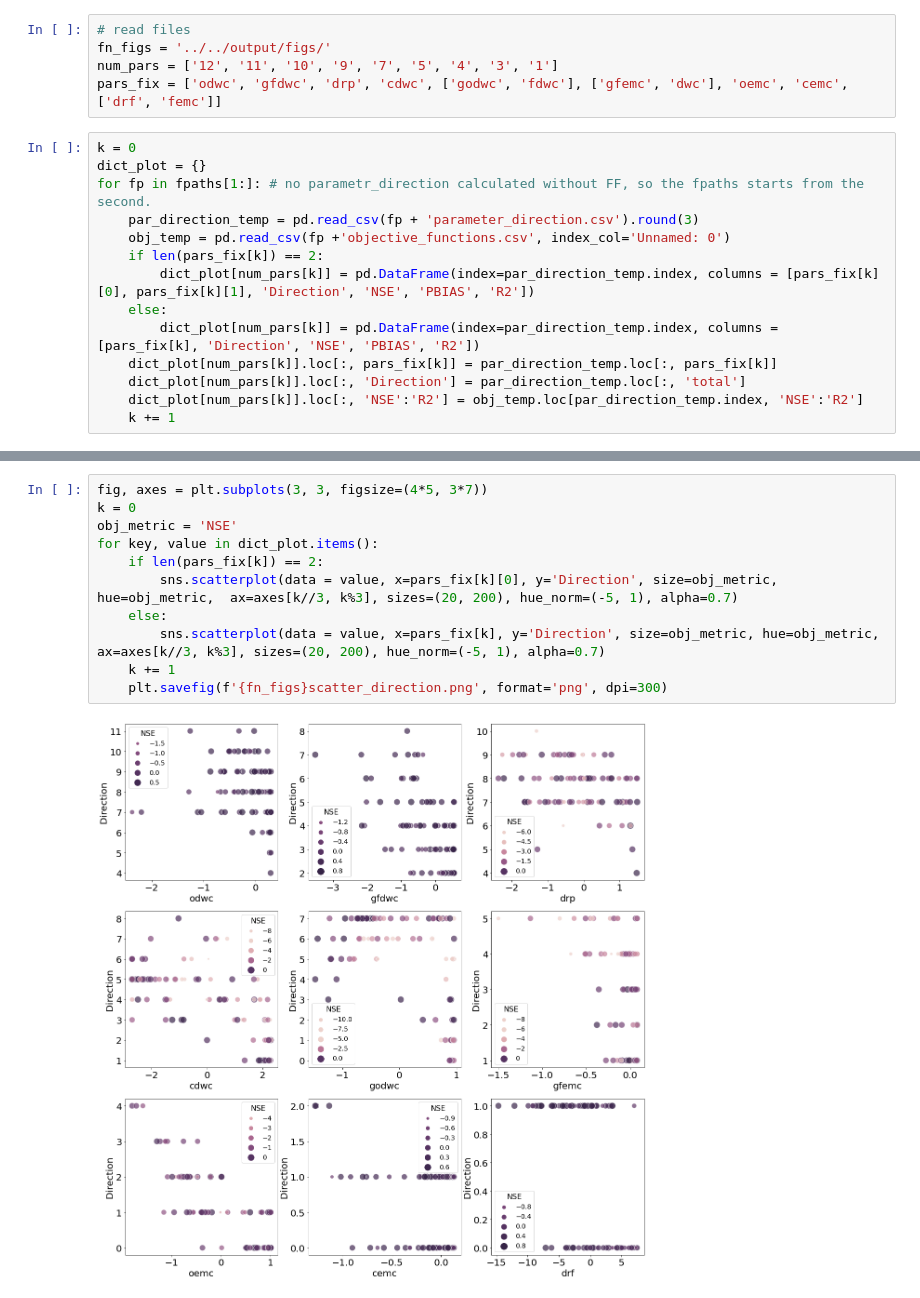
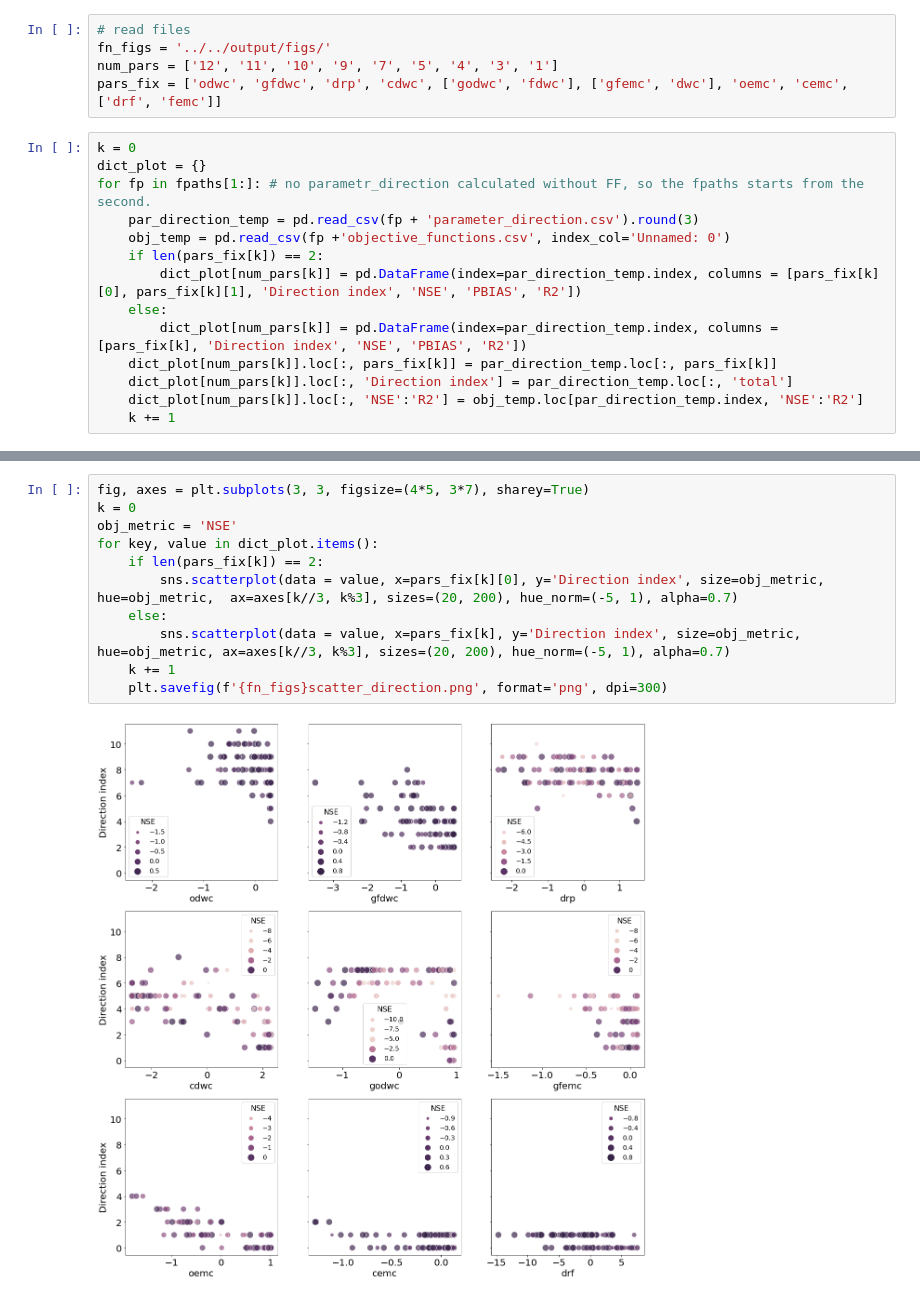
Before and after one commit to QianWanghhu/predict_uq, a Jupyter notebook: src/notebooks/predictive_uncertainty.ipynb, the cells around one changed output, grey strips where cells are left out. Drawn from its saved outputs; the diff is of its cells as text.

Commit message:
Add the plot for dotty plots of parameter values.

```diff
--- a/src/notebooks/predictive_uncertainty.ipynb
+++ b/src/notebooks/predictive_uncertainty.ipynb
@@ -267,10 +253,10 @@ for fp in fpaths[1:]: # no parametr_direction calculated without FF, so the fpat
     par_direction_temp = pd.read_csv(fp + 'parameter_direction.csv').round(3)
     obj_temp = pd.read_csv(fp +'objective_functions.csv', index_col='Unnamed: 0')
     if len(pars_fix[k]) == 2:
-        dict_plot[num_pars[k]] = pd.DataFrame(index=par_direction_temp.index, columns = [pars_fix[k][0], pars_fix[k][1], 'Direction', 'NSE', 'PBIAS', 'R2'])
+        dict_plot[num_pars[k]] = pd.DataFrame(index=par_direction_temp.index, columns = [pars_fix[k][0], pars_fix[k][1], 'Direction index', 'NSE', 'PBIAS', 'R2'])
     else:
-        dict_plot[num_pars[k]] = pd.DataFrame(index=par_direction_temp.index, columns = [pars_fix[k], 'Direction', 'NSE', 'PBIAS', 'R2'])
+        dict_plot[num_pars[k]] = pd.DataFrame(index=par_direction_temp.index, columns = [pars_fix[k], 'Direction index', 'NSE', 'PBIAS', 'R2'])
     dict_plot[num_pars[k]].loc[:, pars_fix[k]] = par_direction_temp.loc[:, pars_fix[k]]
-    dict_plot[num_pars[k]].loc[:, 'Direction'] = par_direction_temp.loc[:, 'total']
+    dict_plot[num_pars[k]].loc[:, 'Direction index'] = par_direction_temp.loc[:, 'total']
     dict_plot[num_pars[k]].loc[:, 'NSE':'R2'] = obj_temp.loc[par_direction_temp.index, 'NSE':'R2']
     k += 1
@@ -277,13 +269,13 @@ for fp in fpaths[1:]: # no parametr_direction calculated without FF, so the fpat
 # %%
-fig, axes = plt.subplots(3, 3, figsize=(4*5, 3*7))
+fig, axes = plt.subplots(3, 3, figsize=(4*5, 3*7), sharey=True)
 k = 0
 obj_metric = 'NSE'
 for key, value in dict_plot.items():
     if len(pars_fix[k]) == 2:
-        sns.scatterplot(data = value, x=pars_fix[k][0], y='Direction', size=obj_metric, hue=obj_metric,  ax=axes[k//3, k%3], sizes=(20, 200), hue_norm=(-5, 1), alpha=0.7)
+        sns.scatterplot(data = value, x=pars_fix[k][0], y='Direction index', size=obj_metric, hue=obj_metric,  ax=axes[k//3, k%3], sizes=(20, 200), hue_norm=(-5, 1), alpha=0.7)
     else:
-        sns.scatterplot(data = value, x=pars_fix[k], y='Direction', size=obj_metric, hue=obj_metric, ax=axes[k//3, k%3], sizes=(20, 200), hue_norm=(-5, 1), alpha=0.7)
+        sns.scatterplot(data = value, x=pars_fix[k], y='Direction index', size=obj_metric, hue=obj_metric, ax=axes[k//3, k%3], sizes=(20, 200), hue_norm=(-5, 1), alpha=0.7)
     k += 1
     plt.savefig(f'{fn_figs}scatter_direction.png', format='png', dpi=300)
 # %% [output]
-[figure, old version]
+[figure, new version]
```
Also changed, not shown: parts of 6 cells of this notebook.
